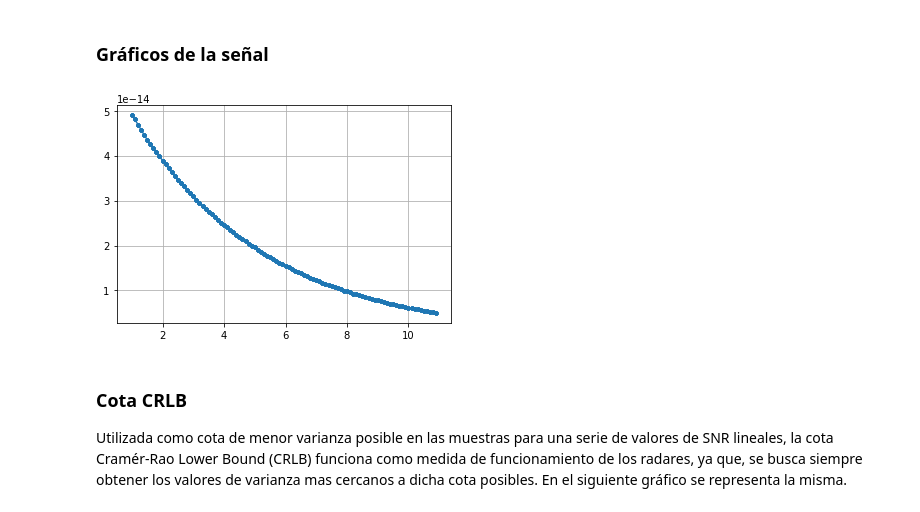
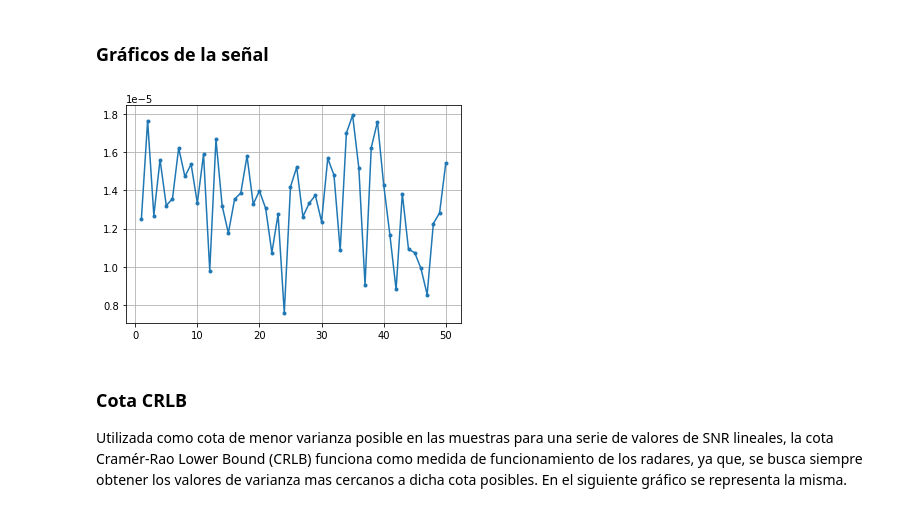
Before and after one commit to federicorichter/PulsedRadar_ComDig, a Jupyter notebook: TrabajoFinalGrupo3.ipynb, the cells around one changed output. Cells and saved outputs as stored; diff of their text form; code cells hidden in the pictures.

```diff
--- a/TrabajoFinalGrupo3.ipynb
+++ b/TrabajoFinalGrupo3.ipynb
@@ -108,6 +106,6 @@ sdr.tx(Tx_I*2**14)
 # %%
 #------------------------------- Receiver -------------------------------
-rxSignal = sdr.rx()/2**14
+rxSignal = sdr.rx()/((2**15)-1)
 
 rows, cols = (pulses, int(PRI/step))
 recieved_signal = [[0 for i in range(cols)] for j in range(rows)]
@@ -235,0 +259,18 @@ Stimated range: 4996.540966666656[m]
+# %%
+#Delta time detector
+#max = rxSignal[0]
+index_max_j = 0
+max_con = []
+for i in range(rows):
+    max_i = 0
+    for j in range(len(recieved_signal[i])):
+        if(recieved_signal[i][j]>max_i):
+            max_i = con[i][j]
+            index_max_j = j
+    #print(index_max_j)
+    max_con.append(t[index_max_j])
+
+stimation_delta_t = sum(max_con)/len(max_con)
+print("Stimated delta time without matched filter: " + str(stimation_delta_t) + "[s]")
+stimation_range = stimation_delta_t*299792458/2
+print("Stimated range without matched filter: " + str(stimation_range) + "[m]")
@@ -252,46 +296,44 @@ for i in range(nmbr_times):
 
 np.random.seed(123)
 
-for i in range(100): #number of runs to make graph
-    delta_time_stimations = []  #Delta time stimations for a noise with var of i*10**-7
+for i in range(50): #number of runs to make graph
+    delta_time_stimations = []
 
 
     for j in range(nmbr_times):  #number of samples per run
-        snr_dB = 1 + i*(0.1)  # SNR en decibelios
+        snr_dB = 1 + i*(1)  # SNR en decibelios
         snr_linear = 10 ** (snr_dB / 10.0)  # Convertir SNR a escala lineal
 
         # Generar ruido gaussiano
         potencia_ruido = np.var(Rx_I) / snr_linear
         ruido = np.random.normal(0, np.sqrt(potencia_ruido), len(t)+1)
 
-        samples_p[j] = (Rx_I_aux[:int(PRI/step)]*10**5)  + ruido[:int(PRI/step)]
+        samples_p[j] = (Rx_I_aux[:int(PRI/step)])  + ruido[:int(PRI/step)]
 
-
-  #  con2 =  [[0 for i in range(cols)] for j in range(nmbr_times)] #matrix with convolutioned signals
-
-    #for j in range(nmbr_times): #passing through the matched filter
-     #   con2[j] = matched_filter(Tx_I[0:int(pulse_length/step)+1],samples_p[j])
 
     index_max_j_p = 0
     max_con_p = []
 
     for z in range(nmbr_times): #loops through every delta time stimation in each run
         max_i = 0
         for j in range(len(samples_p[z])):
             if(samples_p[z][j]>max_i):
                 max_i = samples_p[z][j]
-                index_max_j_p = j #- int(pulse_length/step)
+                index_max_j_p = j
         delta_time_stimations.append(t[index_max_j_p])
         max_con_p.append(t[index_max_j_p])
-        snr.append(snr_dB)
-        var.append(np.std(ruido)**2)
+
+    snr.append(snr_dB)
+    var.append(np.std(max_con_p))
 
 
 plt.plot(snr,var,'.-')
+#plt.plot(samples_p[9][:400])
+#plt.plot(ruido)
 plt.grid(True)
 plt.show()
 # %% [output]
-[figure, old version]
+[figure, new version]
 # %% [markdown]
 ### Cota CRLB
 Utilizada como cota de menor varianza posible en las muestras para una serie de valores de SNR lineales, la cota Cramér-Rao Lower Bound (CRLB) funciona como medida de funcionamiento de los radares, ya que, se busca siempre obtener los valores de varianza mas cercanos a dicha cota posibles. En el siguiente gráfico se representa la misma.
```
Also changed, not shown: parts of 17 cells of this notebook.
